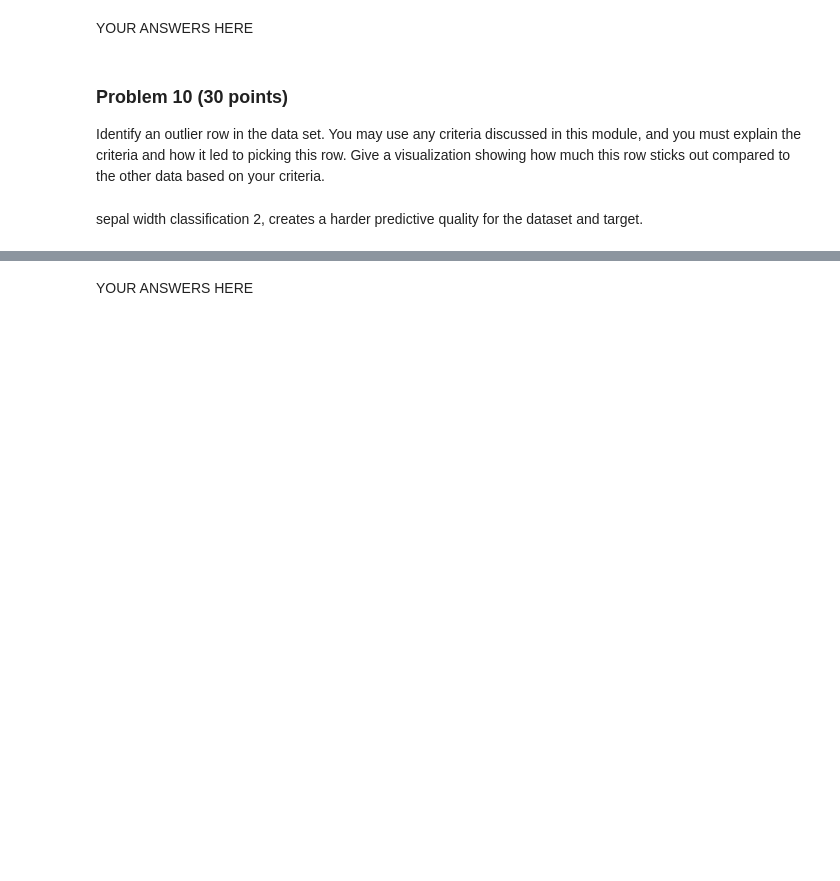
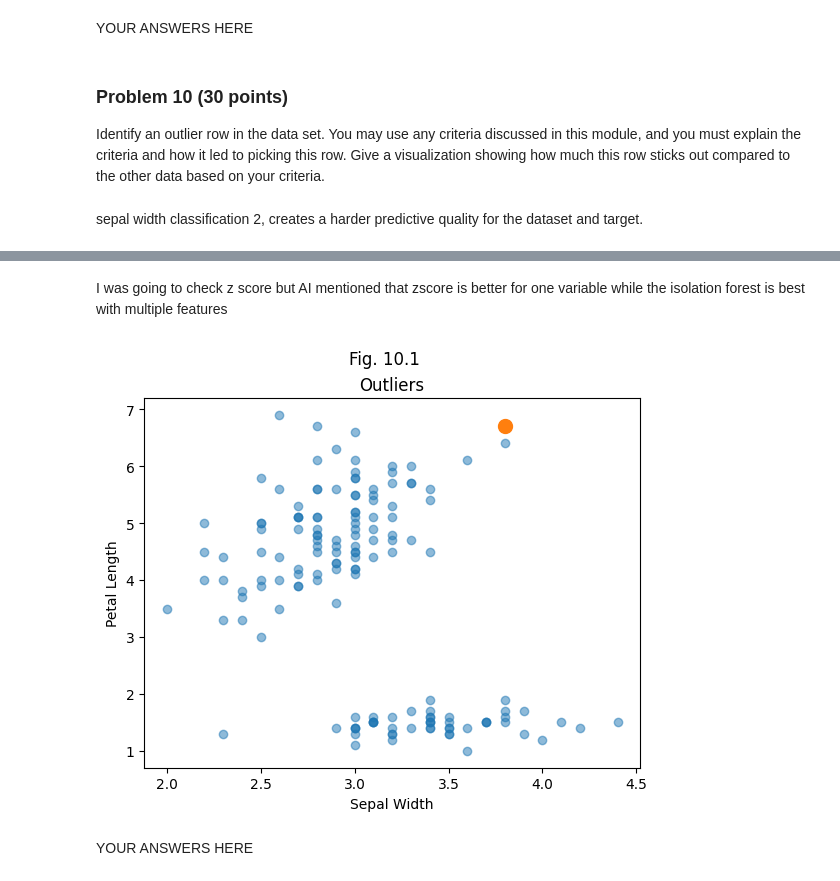
Before and after one commit to manningdbu/dx601-project-Manning, a Jupyter notebook: final_project.ipynb, the cells around one changed output, grey strips where cells are left out. Saved outputs shown, nothing was run; the diff lists cells and outputs as text; code cells hidden in the pictures; blank space fills up the shorter version.

```diff
--- a/final_project.ipynb
+++ b/final_project.ipynb
@@ -514,0 +517,11 @@ sepal width classification 2, creates a harder predictive quality for the datase
+# %%
+
+X = iris.drop(columns=['target'], errors='ignore')
+
+z_scores = X.apply(zscore)
+
+for col in X.columns:
+    iris[f'z_{col}'] = z_scores[col]
+
+z_outliers = iris[(z_scores.abs() > 3).any(axis=1)]
+z_outliers
@@ -514,0 +538,6 @@ sepal width classification 2, creates a harder predictive quality for the datase
+# %%
+iso = IsolationForest(contamination=0.05)
+iris['outlier'] = iso.fit_predict(iris)
+
+outliers = iris[iris['outlier'] == -1]
+outliers
@@ -515,2 +554,22 @@ sepal width classification 2, creates a harder predictive quality for the datase
+# %% [markdown]
+I was going to check z score but AI mentioned that zscore is better for one variable while the isolation forest is best with multiple features
+# %%
+outlier_row = outliers.iloc[0]
+# %%
+plt.scatter(iris['sepal-width'], iris['petal-length'], alpha=0.5)
+
+# Highlight outlier
+plt.scatter(outlier_row['sepal-width'],
+            outlier_row['petal-length'],
+            s=100)
+
+plt.xlabel('Sepal Width')
+plt.ylabel('Petal Length')
+plt.title('Outliers')
+plt.suptitle('Fig. 10.1')
+
+plt.show()
+# %% [output]
+[figure, added]
 # %% [markdown]
 YOUR ANSWERS HERE
```
Also changed, not shown: parts of 8 cells of this notebook.
